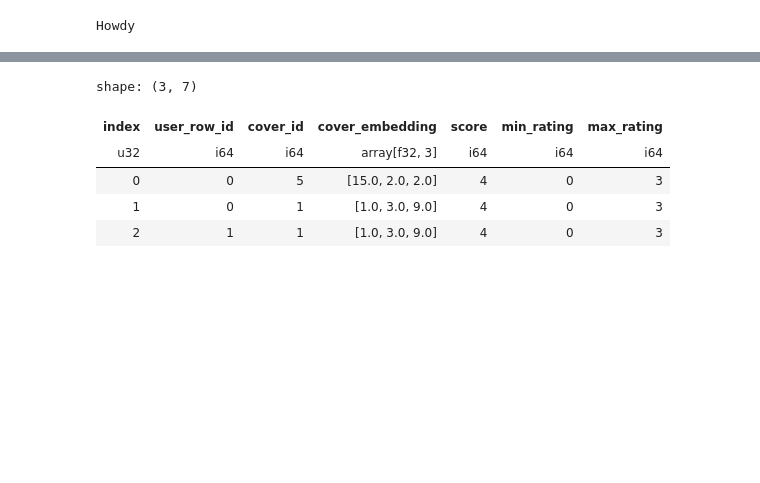
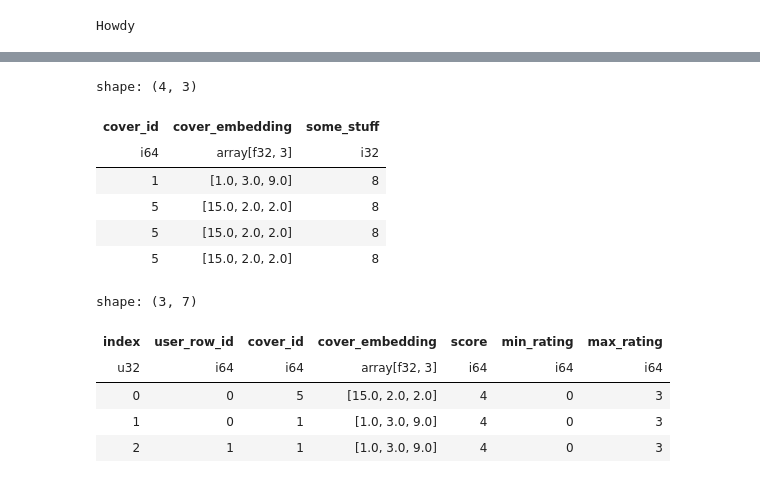
Before and after one commit to ByItsCover/bic-explore, a Jupyter notebook: data_pipeline/joining_tables.ipynb, the cells around one changed output, grey strips where cells are left out. Cells and saved outputs as stored; diff of their text form; code cells hidden in the pictures; blank space fills up the shorter version.

```diff
--- a/data_pipeline/joining_tables.ipynb
+++ b/data_pipeline/joining_tables.ipynb
@@ -54,3 +100,17 @@ shape: (3, 6)
+# %%
+import polars as pl
+
+result.with_columns(
+    pl.lit(8).alias("some_stuff")
+)
+# %% [output]
+shape: (4, 3)
+| cover_id | cover_embedding | some_stuff |
+| i64 | array[f32, 3] | i32 |
+| 1 | [1.0, 3.0, 9.0] | 8 |
+| 5 | [15.0, 2.0, 2.0] | 8 |
+| 5 | [15.0, 2.0, 2.0] | 8 |
+| 5 | [15.0, 2.0, 2.0] | 8 |
 # %%
 import polars as pl
 from enum import Enum
```
Also changed, not shown: parts of 12 cells of this notebook, 3 other files.
